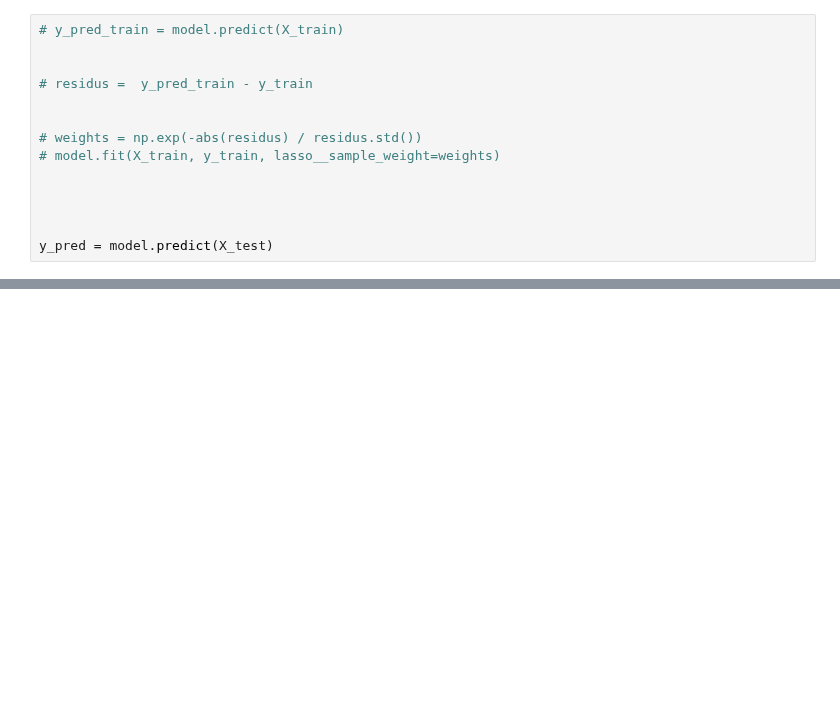
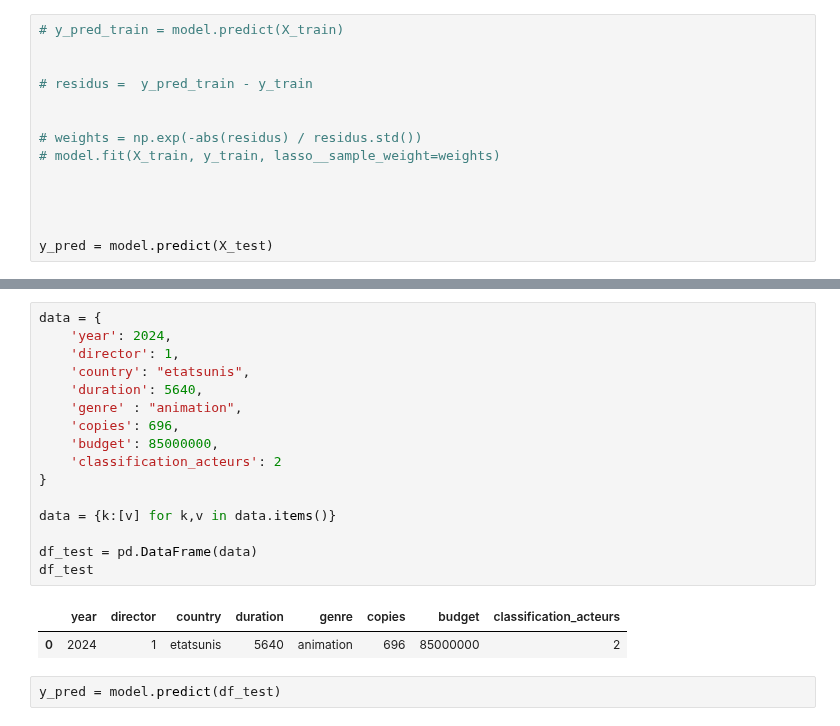
Before and after one commit to AFlo59/Brief_Popularity_Film, a Jupyter notebook: modelisation/model.ipynb, the cells around one changed output, grey strips where cells are left out. Saved outputs shown, nothing was run; the diff lists cells and outputs as text; blank space fills up the shorter version.

```diff
--- a/modelisation/model.ipynb
+++ b/modelisation/model.ipynb
@@ -99,0 +144,21 @@ RMSE: 117906.43
+# %%
+data = {
+    'year': 2024,
+    'director': 1,
+    'country': "etatsunis",
+    'duration': 5640,
+    'genre' : "animation",
+    'copies': 696,
+    'budget': 85000000,
+    'classification_acteurs': 2
+}
+
+data = {k:[v] for k,v in data.items()}
+
+df_test = pd.DataFrame(data)
+df_test
+# %% [output]
+|  | year | director | country | duration | genre | copies | budget | classification_acteurs |
+| 0 | 2024 | 1 | etatsunis | 5640 | animation | 696 | 85000000 | 2 |
+# %%
+y_pred = model.predict(df_test)
```
Also changed, not shown: parts of 8 cells of this notebook, 1 other file.
